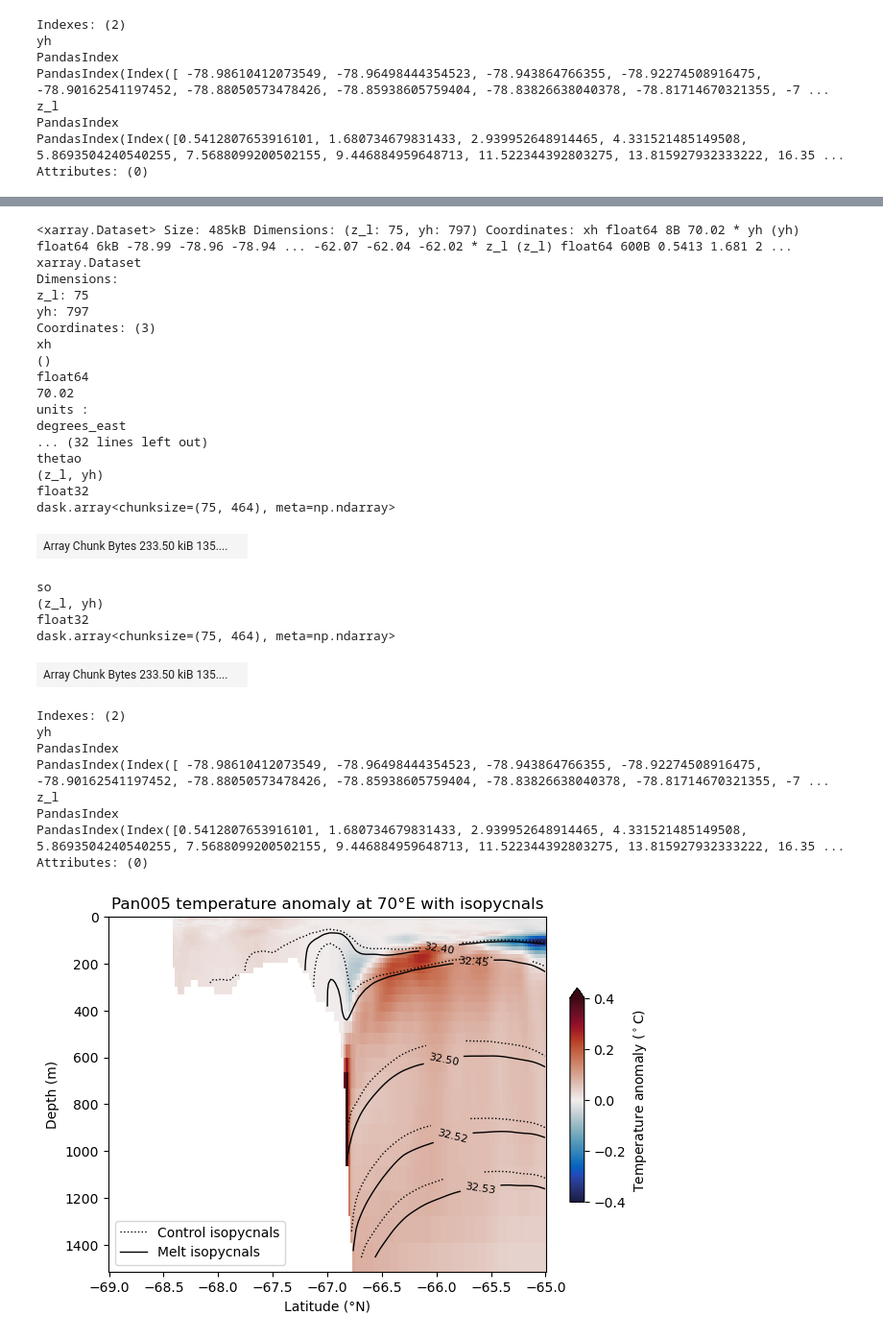
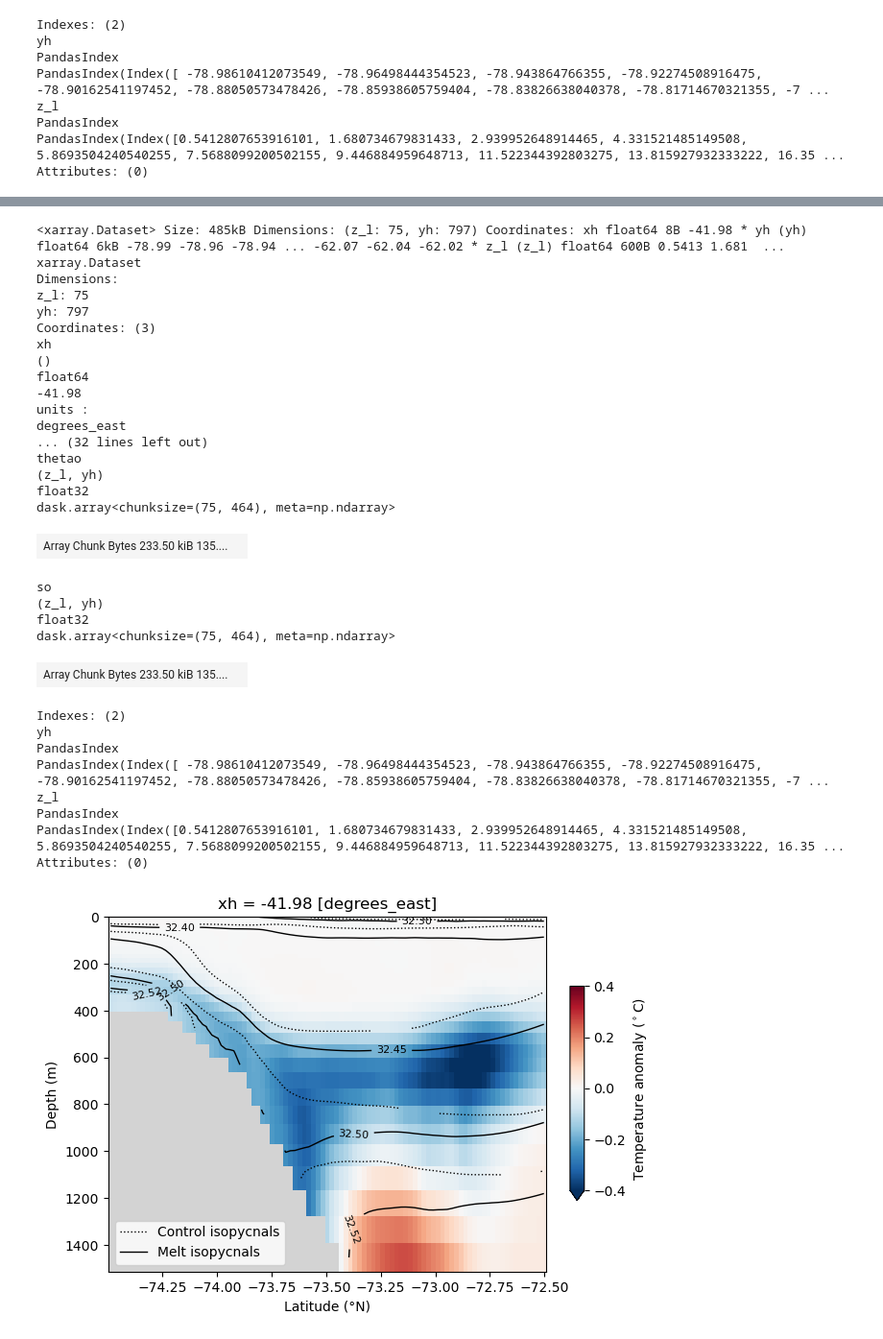
Before and after one commit to adele-morrison/panan-meltwater, a Jupyter notebook: notebooks/temp_analysis/DepthTransectsTemp_Pan005.ipynb, the cells around one changed output, grey strips where cells are left out. Shown at 96% size. Cells and saved outputs as stored; diff of their text form; code cells hidden in the pictures.

Commit message:
Monday figure updates

```diff
--- a/notebooks/temp_analysis/DepthTransectsTemp_Pan005.ipynb
+++ b/notebooks/temp_analysis/DepthTransectsTemp_Pan005.ipynb
@@ -441,10 +448,13 @@ temp_260W_anom_new = temp_260W_anom_new.load()
 rho1_260W_C_new = rho1_260W_C.sel(z_l=slice(0,1500)).sel(yh=slice(-66,-62.5))
 rho1_260W_M_new = rho1_260W_M.sel(z_l=slice(0,1500)).sel(yh=slice(-66,-62.5))
 # %%
+# Set grey background for the whole plot area (the axes)
+plt.gca().set_facecolor('lightgrey')
+
 # Plot your temperature anomaly
 temp_260W_anom_new.plot(
     vmin=-0.4, vmax=0.4,
-    cmap = cm.cm.balance,
+    cmap = plt.get_cmap('RdBu').reversed(),
     cbar_kwargs={
         "label": "Temperature anomaly ($^\circ$C)",
         "fraction": 0.03,
@@ -454,7 +464,7 @@ temp_260W_anom_new.plot(
 )
 
 # Choose the density levels you want to show
-density_levels = [32.38,32.45,32.50,32.53]
+density_levels = [32.3,32.4,32.45,32.50,32.52,32.54]
 
 # Plot melt isopycnals
 contour_melt = plt.contour(
@@ -504,7 +514,8 @@ plt.ylabel("Depth (m)")
 
 
 # Add title
-plt.title("Pan005 temperature anomaly at 260°W with isopycnals")
+#plt.title("Pan01 temperature anomaly at 260°W with isopycnals")
+plt.title("")
 
 plt.show()
 # %% [output]
@@ -514,9 +525,9 @@ plt.show()
 # %%
-cont_70E = cont.sel(xh='70',method='nearest').mean('time')
-melt_70E = melt.sel(xh='70',method='nearest').mean('time')
+cont_70E = cont.sel(xh='-42',method='nearest').mean('time')
+melt_70E = melt.sel(xh='-42',method='nearest').mean('time')
 cont_70E
 # %% [output]
-<xarray.Dataset> Size: 485kB Dimensions: (z_l: 75, yh: 797) Coordinates: xh float64 8B 70.02 * yh (yh) float64 6kB -78.99 -78.96 -78.94 ... -62.07 -62.04 -62.02 * z_l (z_l) float64 600B 0.5413 1.681 2 ...
+<xarray.Dataset> Size: 485kB Dimensions: (z_l: 75, yh: 797) Coordinates: xh float64 8B -41.98 * yh (yh) float64 6kB -78.99 -78.96 -78.94 ... -62.07 -62.04 -62.02 * z_l (z_l) float64 600B 0.5413 1.681  ...
 xarray.Dataset
 Dimensions:
 z_l: 75
@@ -525,7 +536,7 @@ Coordinates: (3)
 xh
 ()
 float64
-70.02
+-41.98
 units :
 degrees_east
 ... (32 lines left out)
@@ -577,16 +588,19 @@ rho1_70E_C.attrs["long_name"] = "Potential density referenced to 1000 dbar"
 rho1_70E_M.attrs["units"] = "kg m^-3"
 rho1_70E_M.attrs["long_name"] = "Potential density referenced to 1000 dbar"
 # %%
-temp_70E_anom_new = temp_70E_anom.sel(z_l=slice(0,1500)).sel(yh=slice(-69,-65))
+temp_70E_anom_new = temp_70E_anom.sel(z_l=slice(0,1500)).sel(yh=slice(-74.5,-72.5))
 temp_70E_anom_new = temp_70E_anom_new.load()
 # %%
-rho1_70E_C_new = rho1_70E_C.sel(z_l=slice(0,1500)).sel(yh=slice(-69,-65))
-rho1_70E_M_new = rho1_70E_M.sel(z_l=slice(0,1500)).sel(yh=slice(-69,-65))
+rho1_70E_C_new = rho1_70E_C.sel(z_l=slice(0,1500)).sel(yh=slice(-74.5,-72.5))
+rho1_70E_M_new = rho1_70E_M.sel(z_l=slice(0,1500)).sel(yh=slice(-74.5,-72.5))
 # %%
+# Set grey background for the whole plot area (the axes)
+plt.gca().set_facecolor('lightgrey')
+
 # Plot your temperature anomaly
 temp_70E_anom_new.plot(
     vmin=-0.4, vmax=0.4,
-    cmap = cm.cm.balance,
+    cmap = plt.get_cmap('RdBu').reversed(),
     cbar_kwargs={
         "label": "Temperature anomaly ($^\circ$C)",
         "fraction": 0.03,
@@ -596,7 +610,7 @@ temp_70E_anom_new.plot(
 )
 
 # Choose the density levels you want to show
-density_levels = [32.40,32.45,32.50,32.52,32.53]
+density_levels = [32.3,32.4,32.45,32.50,32.52,32.54]
 
 # Plot melt isopycnals
 contour_melt = plt.contour(
@@ -621,32 +635,33 @@ contour_control = plt.contour(
 )
 # Label control contours (invisible labels)
 control_labels = plt.clabel(
     contour_control,
     fmt='%1.2f',
     inline=True,
     fontsize=8
 )
 
 # Set control labels color to white (invisible)
 for txt in control_labels:
     txt.set_color('none')  # or use 'none' for fully transparent
 
 plt.gca().invert_yaxis()
 
 
 # Create custom legend handles
 control_handle = mlines.Line2D([], [], color='k', linestyle=':', linewidth=1, label='Control isopycnals')
 melt_handle = mlines.Line2D([], [], color='k', linestyle='-', linewidth=1, label='Melt isopycnals')
 
 plt.legend(handles=[control_handle, melt_handle], loc='lower left')
 
 # Add axis labels
 plt.xlabel("Latitude (°N)")
 plt.ylabel("Depth (m)")
 
+
 # Add title
-plt.title("Pan005 temperature anomaly at 70°E with isopycnals")
+#plt.title("Pan01 temperature anomaly at 70°E with isopycnals")
 
 plt.show()
 # %% [output]
-[figure, old version]
+[figure, new version]
```
Also changed, not shown: parts of 5 cells of this notebook, 7 other files.
